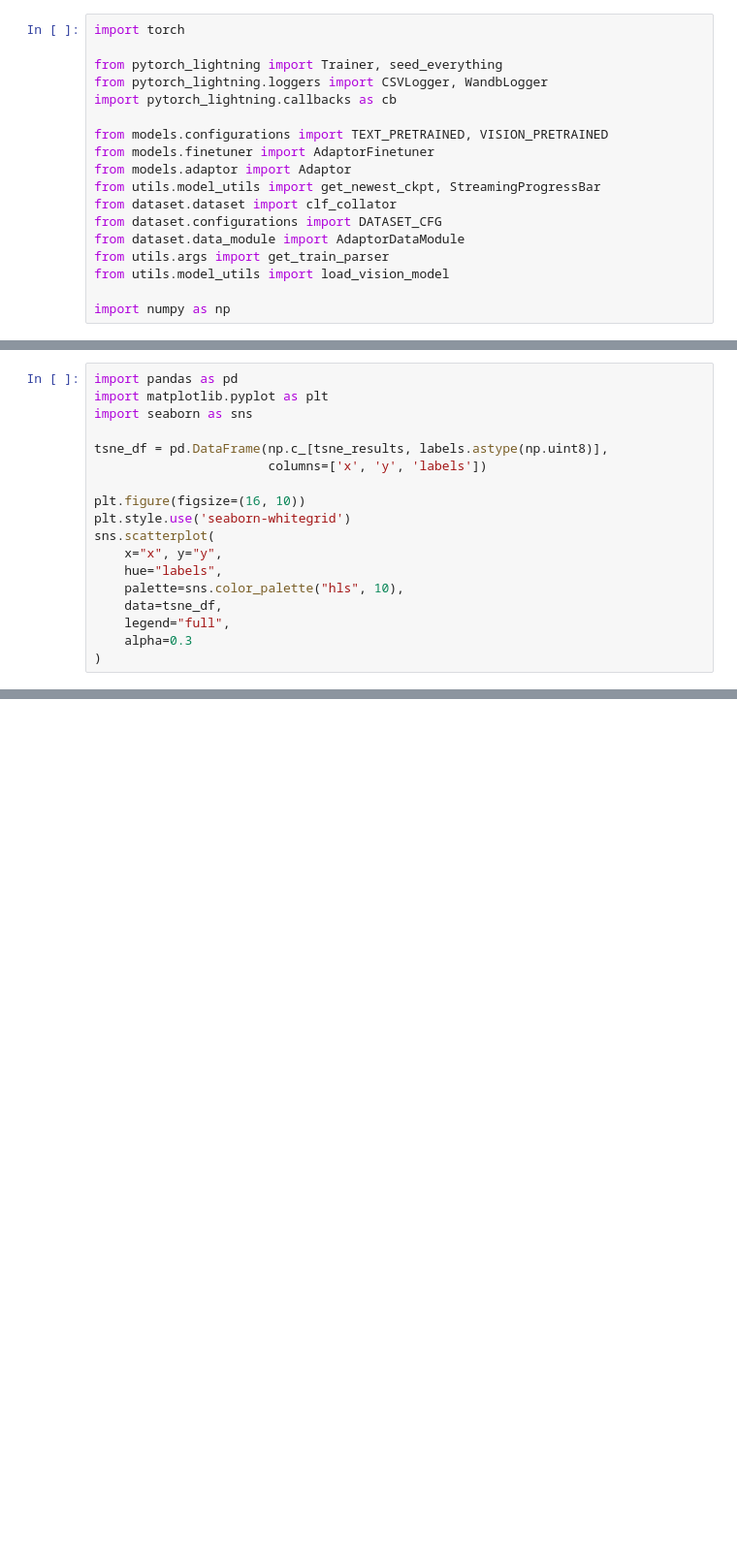
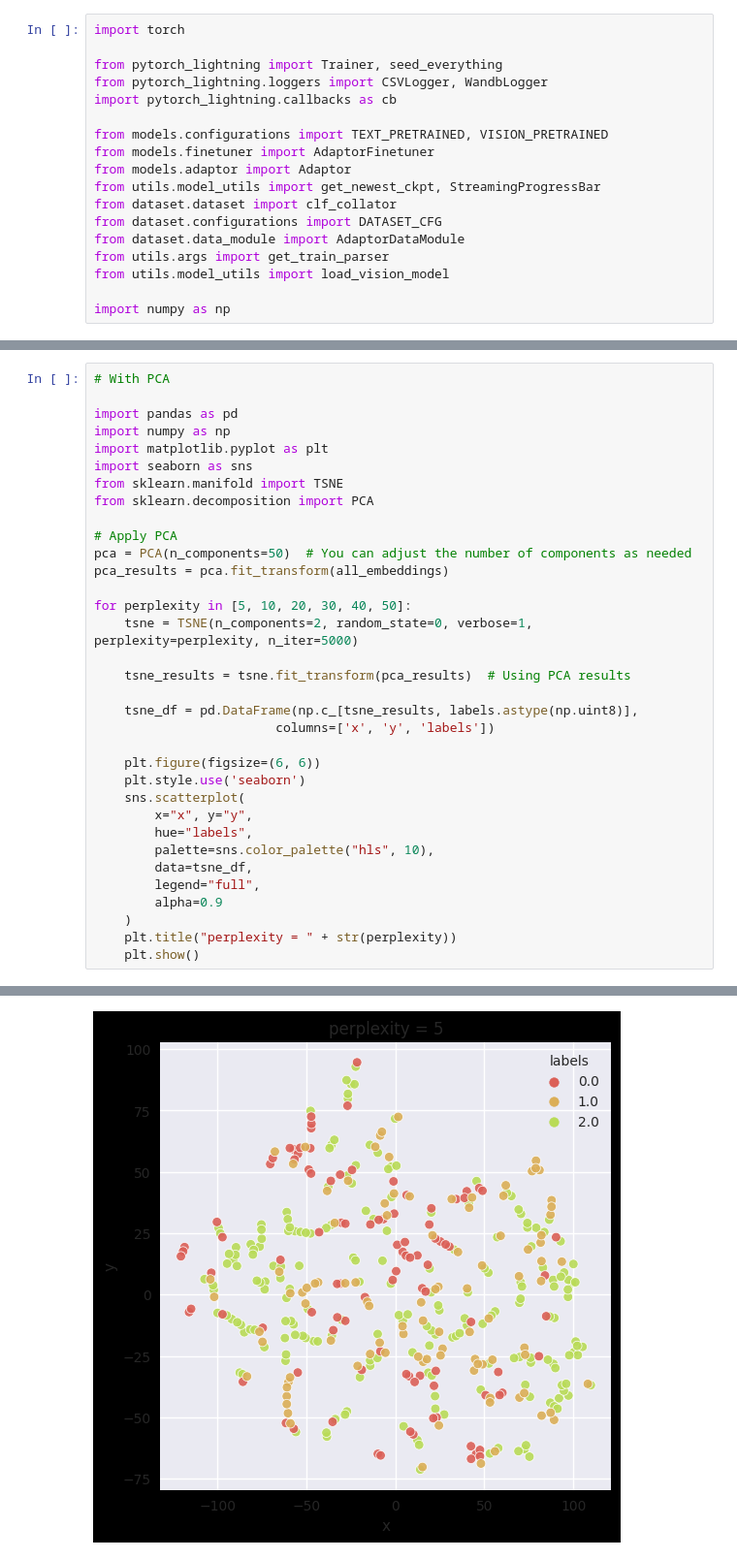
Before and after one commit to holajoa/Adaptor-VL-SSL, a Jupyter notebook: get_embeddings.ipynb, the cells around one changed output, grey strips where cells are left out. Shown at 97% size. Cells and saved outputs as stored; diff of their text form; blank space fills up the shorter version.

```diff
--- a/get_embeddings.ipynb
+++ b/get_embeddings.ipynb
@@ -162,19 +256,35 @@ tsne_results = tsne.fit_transform(all_embeddings)
 # %%
+# With PCA
+
 import pandas as pd
+import numpy as np
 import matplotlib.pyplot as plt
 import seaborn as sns
+from sklearn.manifold import TSNE
+from sklearn.decomposition import PCA
 
-tsne_df = pd.DataFrame(np.c_[tsne_results, labels.astype(np.uint8)],
-                       columns=['x', 'y', 'labels'])
+# Apply PCA
+pca = PCA(n_components=50)  # You can adjust the number of components as needed
+pca_results = pca.fit_transform(all_embeddings)
 
-plt.figure(figsize=(16, 10))
-plt.style.use('seaborn-whitegrid')
-sns.scatterplot(
-    x="x", y="y",
-    hue="labels",
-    palette=sns.color_palette("hls", 10),
-    data=tsne_df,
-    legend="full",
-    alpha=0.3
-)
+for perplexity in [5, 10, 20, 30, 40, 50]:
+    tsne = TSNE(n_components=2, random_state=0, verbose=1, perplexity=perplexity, n_iter=5000)
+
+    tsne_results = tsne.fit_transform(pca_results)  # Using PCA results
+
+    tsne_df = pd.DataFrame(np.c_[tsne_results, labels.astype(np.uint8)],
+                        columns=['x', 'y', 'labels'])
+
+    plt.figure(figsize=(6, 6))
+    plt.style.use('seaborn')
+    sns.scatterplot(
+        x="x", y="y",
+        hue="labels",
+        palette=sns.color_palette("hls", 10),
+        data=tsne_df,
+        legend="full",
+        alpha=0.9
+    )
+    plt.title("perplexity = " + str(perplexity))
+    plt.show()
 # %% [output]
@@ -187,0 +298 @@ sns.scatterplot(
+[figure, added]
```
Also changed, not shown: parts of 12 cells of this notebook, 20 other files.
